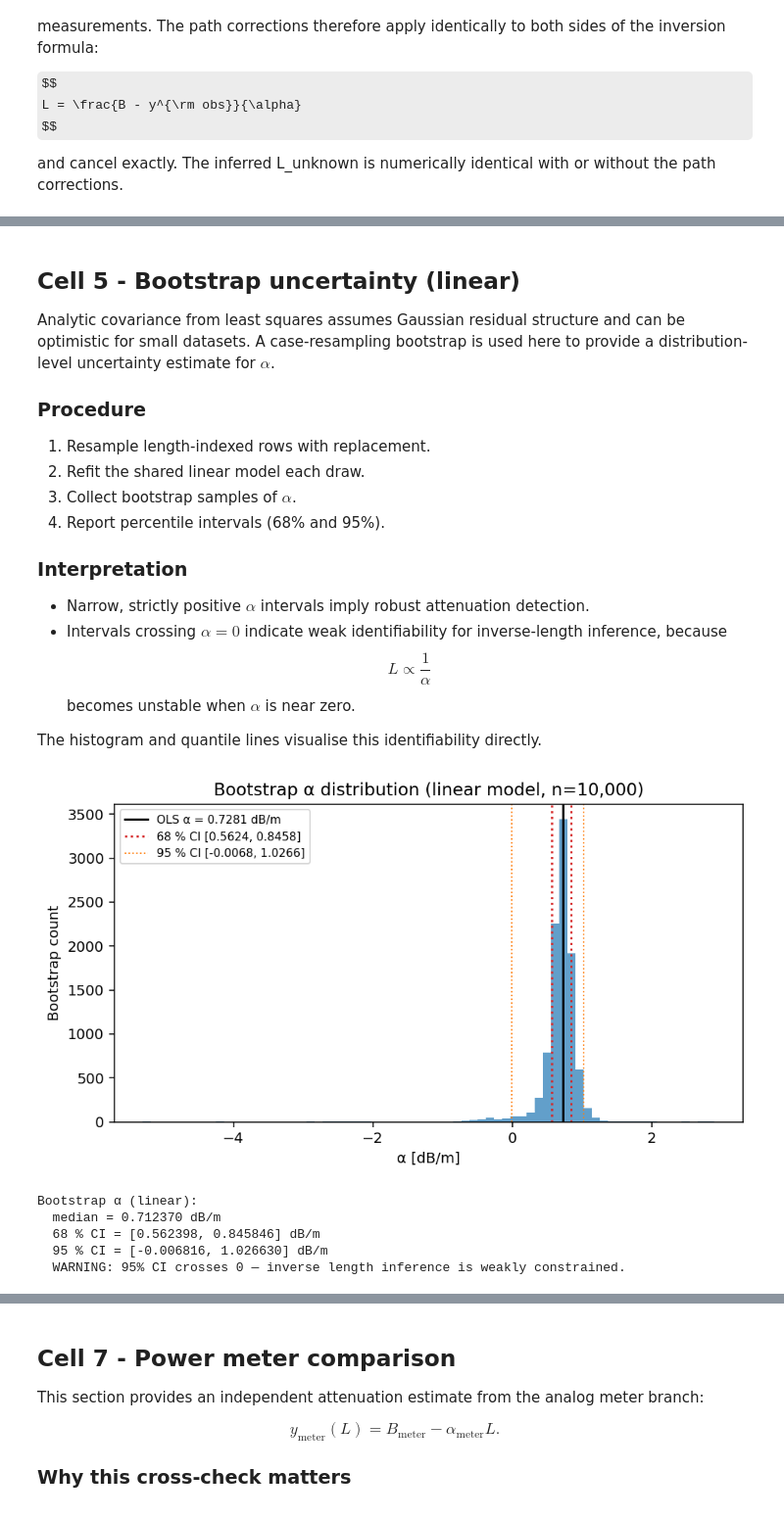
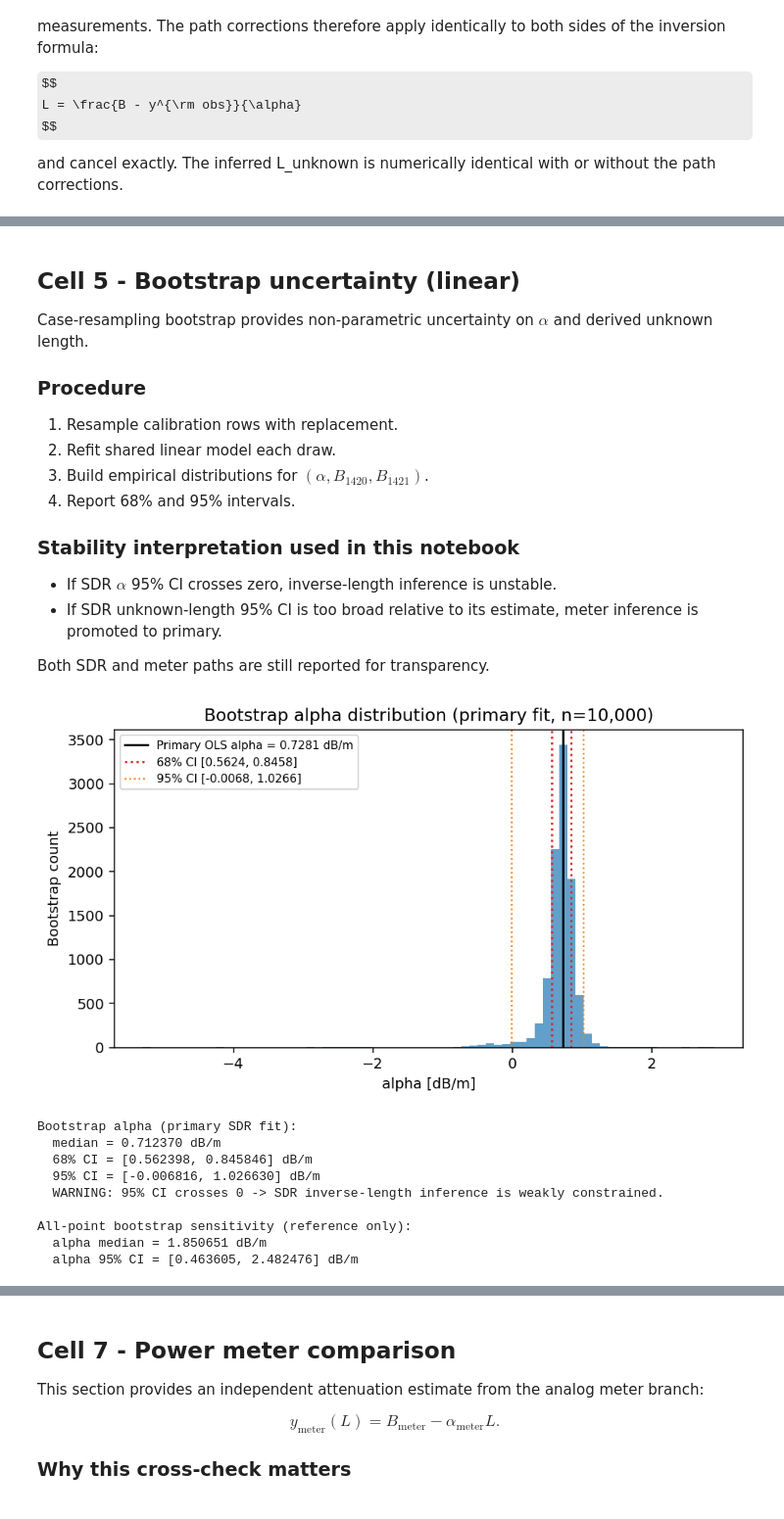
Before and after one commit to raw-asparagus/ay-121, a Jupyter notebook: labs/02/equipment_calibration.ipynb, the cells around one changed output, grey strips where cells are left out. Shown at 98% size. Saved outputs shown, nothing was run; the diff lists cells and outputs as text; code cells hidden in the pictures; some formulas as TeX source.

Commit message:
[LAB02] Update equipment and temperature calibrations

```diff
--- a/labs/02/equipment_calibration.ipynb
+++ b/labs/02/equipment_calibration.ipynb
@@ -523,58 +838,67 @@ print(f"  AIC / BIC = {fit_lin['aic']:.3f} / {fit_lin['bic']:.3f}")
 # %% [markdown]
 ## Cell 5 - Bootstrap uncertainty (linear)
 
-Analytic covariance from least squares assumes Gaussian residual structure and can be optimistic for small datasets. A case-resampling bootstrap is used here to provide a distribution-level uncertainty estimate for $\alpha$.
+Case-resampling bootstrap provides non-parametric uncertainty on $\alpha$ and derived unknown length.
 
 ### Procedure
 
-1. Resample length-indexed rows with replacement.
-2. Refit the shared linear model each draw.
-3. Collect bootstrap samples of $\alpha$.
-4. Report percentile intervals (68% and 95%).
+1. Resample calibration rows with replacement.
+2. Refit shared linear model each draw.
+3. Build empirical distributions for $(\alpha, B_{1420}, B_{1421})$.
+4. Report 68% and 95% intervals.
 
-### Interpretation
+### Stability interpretation used in this notebook
 
-- Narrow, strictly positive $\alpha$ intervals imply robust attenuation detection.
-- Intervals crossing $\alpha=0$ indicate weak identifiability for inverse-length inference, because
-  $$
-  L \propto \frac{1}{\alpha}
-  $$
-  becomes unstable when $\alpha$ is near zero.
+- If SDR $\alpha$ 95% CI crosses zero, inverse-length inference is unstable.
+- If SDR unknown-length 95% CI is too broad relative to its estimate, meter inference is promoted to primary.
 
-The histogram and quantile lines visualise this identifiability directly.
+Both SDR and meter paths are still reported for transparency.
 # %%
-bs_lin = bootstrap_linear(L, y1420, y1421, n=BOOTSTRAP_N_LINEAR)
+bs_lin = bootstrap_linear(L, y1420, y1421, n=BOOTSTRAP_N_LINEAR, seed=BOOTSTRAP_SEED)
 alpha_bs = bs_lin[:, 0]
 
 q16, q50, q84 = np.quantile(alpha_bs, [0.16, 0.50, 0.84])
-q025, q975     = np.quantile(alpha_bs, [0.025, 0.975])
+q025, q975 = np.quantile(alpha_bs, [0.025, 0.975])
 
 fig, ax = plt.subplots(figsize=(7, 4))
 ax.hist(alpha_bs, bins=70, color='C0', alpha=0.7, edgecolor='none')
-ax.axvline(fit_lin['alpha'], color='k',  lw=1.5, label=f"OLS α = {fit_lin['alpha']:.4f} dB/m")
-ax.axvline(q16,              color='C3', ls=':', lw=1.5, label=f'68 % CI [{q16:.4f}, {q84:.4f}]')
-ax.axvline(q84,              color='C3', ls=':', lw=1.5)
-ax.axvline(q025,             color='C1', ls=':', lw=1.0, label=f'95 % CI [{q025:.4f}, {q975:.4f}]')
-ax.axvline(q975,             color='C1', ls=':', lw=1.0)
-ax.set_xlabel('α [dB/m]')
+ax.axvline(fit_lin['alpha'], color='k', lw=1.5, label=f"Primary OLS alpha = {fit_lin['alpha']:.4f} dB/m")
+ax.axvline(q16, color='C3', ls=':', lw=1.5, label=f'68% CI [{q16:.4f}, {q84:.4f}]')
+ax.axvline(q84, color='C3', ls=':', lw=1.5)
+ax.axvline(q025, color='C1', ls=':', lw=1.2, label=f'95% CI [{q025:.4f}, {q975:.4f}]')
+ax.axvline(q975, color='C1', ls=':', lw=1.2)
+ax.set_xlabel('alpha [dB/m]')
 ax.set_ylabel('Bootstrap count')
-ax.set_title(f'Bootstrap α distribution (linear model, n={len(alpha_bs):,})')
+ax.set_title(f'Bootstrap alpha distribution (primary fit, n={len(alpha_bs):,})')
 ax.legend(fontsize=8)
 plt.tight_layout(); plt.show()
 
-print('Bootstrap α (linear):')
+print('Bootstrap alpha (primary SDR fit):')
 print(f'  median = {q50:.6f} dB/m')
-print(f'  68 % CI = [{q16:.6f}, {q84:.6f}] dB/m')
-print(f'  95 % CI = [{q025:.6f}, {q975:.6f}] dB/m')
+print(f'  68% CI = [{q16:.6f}, {q84:.6f}] dB/m')
+print(f'  95% CI = [{q025:.6f}, {q975:.6f}] dB/m')
 if q025 <= 0 <= q975:
-    print('  WARNING: 95% CI crosses 0 — inverse length inference is weakly constrained.')
+    print('  WARNING: 95% CI crosses 0 -> SDR inverse-length inference is weakly constrained.')
+
+# Sensitivity reference: all-point bootstrap
+if screening_applied:
+    bs_lin_all = bootstrap_linear(L_all, y1420_all, y1421_all, n=BOOTSTRAP_N_LINEAR, seed=BOOTSTRAP_SEED + 11)
+    alpha_bs_all = bs_lin_all[:, 0]
+    q025_all, q975_all = np.quantile(alpha_bs_all, [0.025, 0.975])
+    print('\nAll-point bootstrap sensitivity (reference only):')
+    print(f'  alpha median = {np.median(alpha_bs_all):.6f} dB/m')
+    print(f'  alpha 95% CI = [{q025_all:.6f}, {q975_all:.6f}] dB/m')
 # %% [output]
-[figure, old version]
+[figure, new version]
-Bootstrap α (linear):
+Bootstrap alpha (primary SDR fit):
   median = 0.712370 dB/m
-  68 % CI = [0.562398, 0.845846] dB/m
-  95 % CI = [-0.006816, 1.026630] dB/m
-  WARNING: 95% CI crosses 0 — inverse length inference is weakly constrained.
+  68% CI = [0.562398, 0.845846] dB/m
+  95% CI = [-0.006816, 1.026630] dB/m
+  WARNING: 95% CI crosses 0 -> SDR inverse-length inference is weakly constrained.
+
+All-point bootstrap sensitivity (reference only):
+  alpha median = 1.850651 dB/m
+  alpha 95% CI = [0.463605, 2.482476] dB/m
 # %% [markdown]
 ## Cell 6 - Linear-only model assumption
 
```
Also changed, not shown: parts of 26 cells of this notebook, 9 other files.
